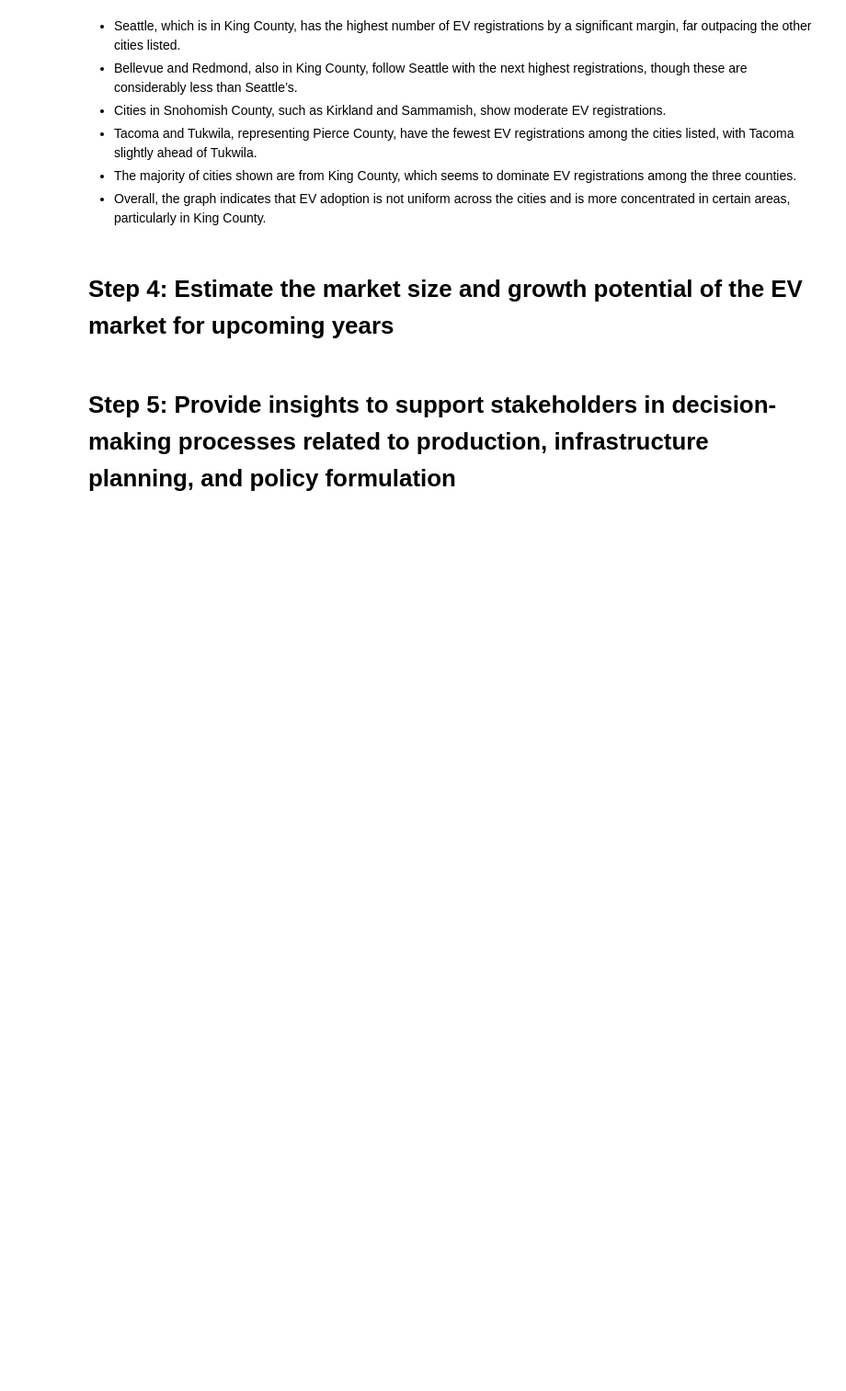
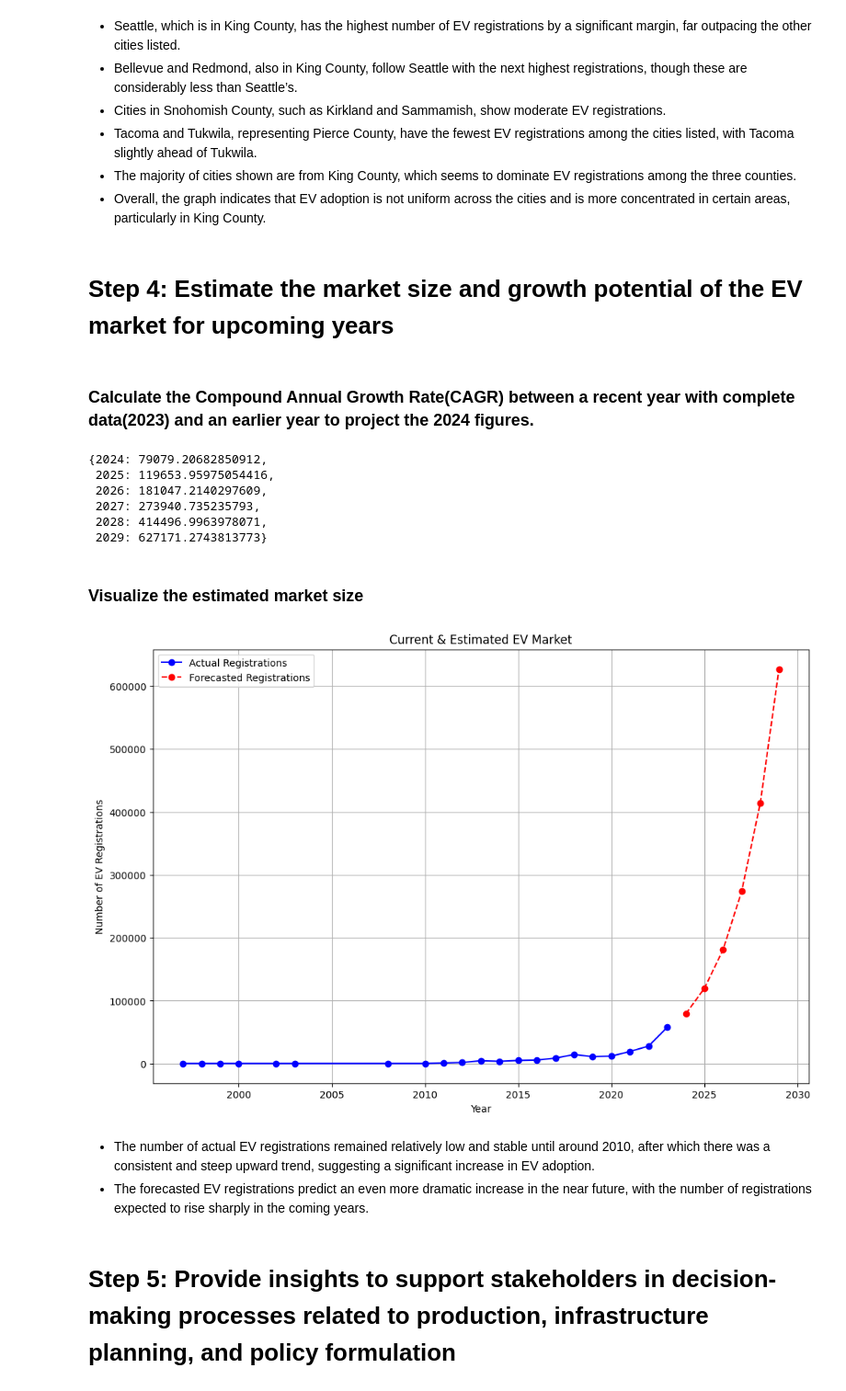
Before and after one commit to jeongseoho/ev-market, a Jupyter notebook: evmarket.ipynb, the cells around one changed output. Shown at 92% size. Saved outputs shown, nothing was run; the diff lists cells and outputs as text; code cells hidden in the pictures; blank space fills up the shorter version.

```diff
--- a/evmarket.ipynb
+++ b/evmarket.ipynb
@@ -293,5 +294,65 @@ plt.show()
 * Overall, the graph indicates that EV adoption is not uniform across the cities and is more concentrated in certain areas, particularly in King County.
 # %% [markdown]
 # Step 4: Estimate the market size and growth potential of the EV market for upcoming years
+# %% [markdown]
+### Calculate the Compound Annual Growth Rate(CAGR) between a recent year with complete data(2023) and an earlier year to project the 2024 figures.
+# %%
+# filter the dataset to include years with complete data, assuming 2023 is the last complete year
+filtered_years = ev_registration_counts[ev_registration_counts.index <= 2023]
+
+# define a function for exponential growth to fit the data
+def exp_growth(x, a, b):
+    return a * np.exp(b * x)
+
+# prepare the data for curve fitting
+x_data = filtered_years.index - filtered_years.index.min()
+y_data = filtered_years.values
+
+# fit the data to the exponential growth function
+params, covariance = curve_fit(exp_growth, x_data, y_data)
+
+# use the fitted function to forecast the number of EVs for 2024 and the next five years
+forecast_years = np.arange(2024, 2024 + 6) - filtered_years.index.min()
+forecasted_values = exp_growth(forecast_years, *params)
+
+# create a dictionary to display the forecasted values for easier interpretation
+forecasted_evs = dict(zip(forecast_years + filtered_years.index.min(), forecasted_values))
+
+forecasted_evs
+# %% [output]
+{2024: 79079.20682850912,
+ 2025: 119653.95975054416,
+ 2026: 181047.2140297609,
+ 2027: 273940.735235793,
+ 2028: 414496.9963978071,
+ 2029: 627171.2743813773}
+# %% [markdown]
+### Visualize the estimated market size
+# %%
+# prepare data for plotting
+years = np.arange(filtered_years.index.min(), 2029 + 1)
+actual_years = filtered_years.index
+forecast_years_full = np.arange(2024, 2029 + 1)
+
+# actual and forecasted values
+actual_values = filtered_years.values
+forecasted_values_full = [forecasted_evs[year] for year in forecast_years_full]
+
+plt.figure(figsize=(12, 8))
+plt.plot(actual_years, actual_values, 'bo-', label='Actual Registrations')
+plt.plot(forecast_years_full, forecasted_values_full, 'ro--', label='Forecasted Registrations')
+
+plt.title('Current & Estimated EV Market')
+plt.xlabel('Year')
+plt.ylabel('Number of EV Registrations')
+plt.legend()
+plt.grid(True)
+
+plt.show()
+# %% [output]
+[figure, added]
+# %% [markdown]
+* The number of actual EV registrations remained relatively low and stable until around 2010, after which there was a consistent and steep upward trend, suggesting a significant increase in EV adoption.
+* The forecasted EV registrations predict an even more dramatic increase in the near future, with the number of registrations expected to rise sharply in the coming years.
 # %% [markdown]
 # Step 5: Provide insights to support stakeholders in decision-making processes related to production, infrastructure planning, and policy formulation
```
Also changed, not shown: parts of 2 cells of this notebook.
